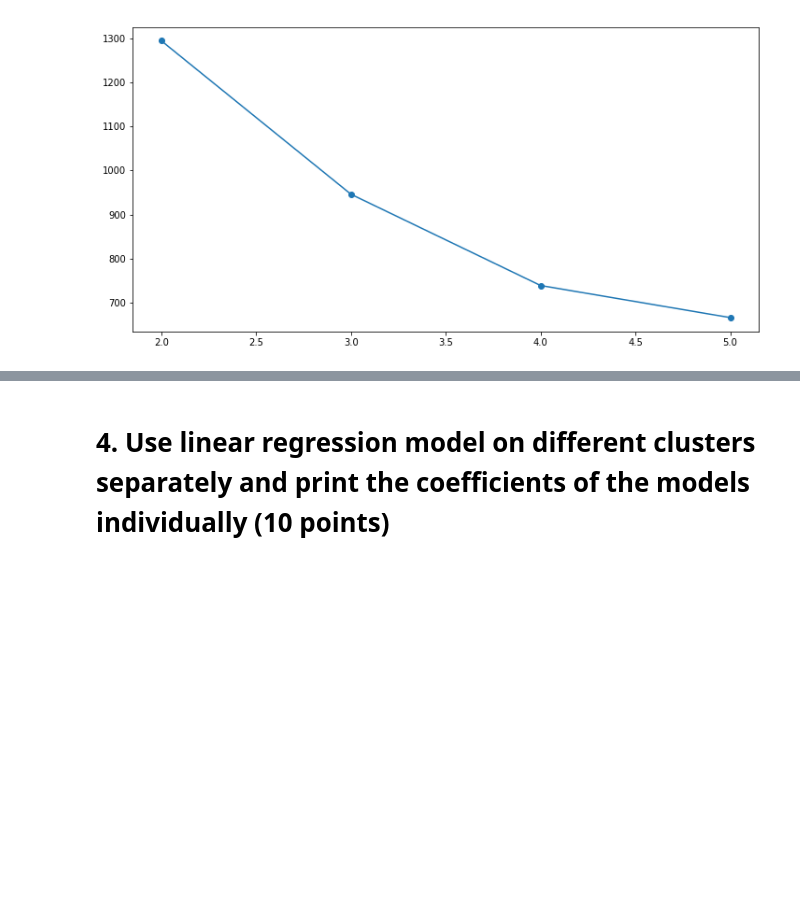
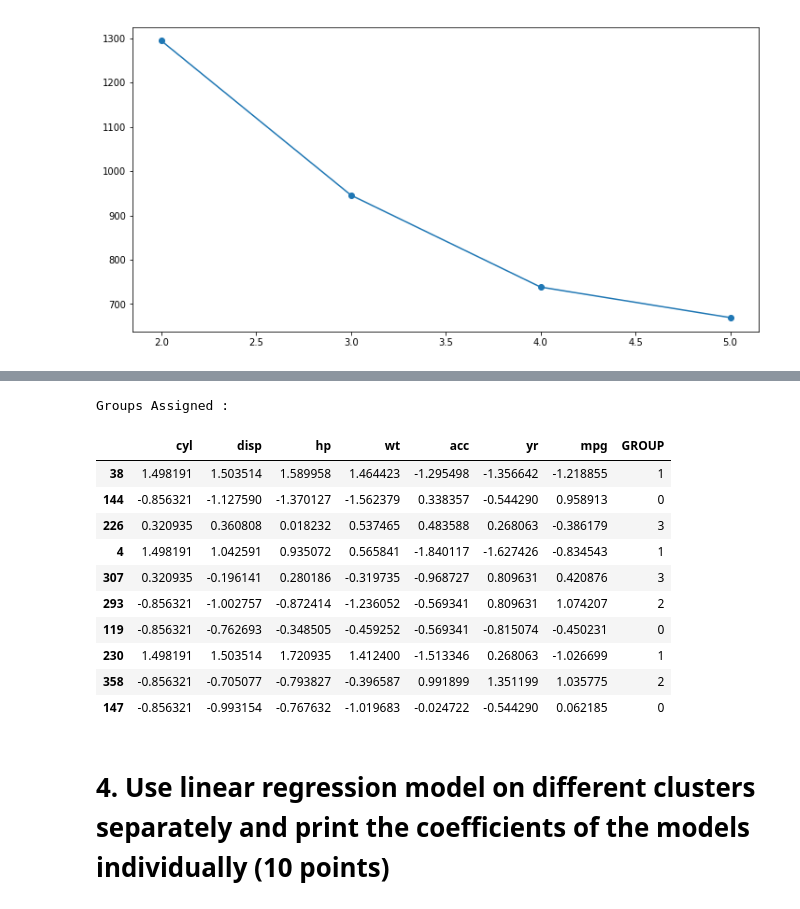
Before and after one commit to GreatLearningAIML1/bangalore-feb-batch-rabigarg, a Jupyter notebook: Unsupervised Learning_R4_Project1_Car mpg.ipynb, the cells around one changed output, grey strips where cells are left out. Drawn from its saved outputs; the diff is of its cells as text; code cells hidden in the pictures; blank space fills up the shorter version.

```diff
--- a/Unsupervised Learning_R4_Project1_Car mpg.ipynb
+++ b/Unsupervised Learning_R4_Project1_Car mpg.ipynb
@@ -156,0 +159,6 @@ plt.plot( clusters_df.num_clusters, clusters_df.cluster_errors, marker = "o" )
+# %%
+final_model=KMeans(4)
+final_model.fit(mpg_df)
+prediction=final_model.predict(mpg_df)
+mpg_df_z = mpg_df.copy(deep = True)
+mpg_df_z.head()
@@ -157,2 +172,20 @@ plt.plot( clusters_df.num_clusters, clusters_df.cluster_errors, marker = "o" )
+# %%
+mpg_df["GROUP"] = prediction
+print("Groups Assigned : \n")
+mpg_df[["GROUP"]].head()
+mpg_df.sample(10)
+# %% [output]
+Groups Assigned :
+|  | cyl | disp | hp | wt | acc | yr | mpg | GROUP |
+| 38 | 1.498191 | 1.503514 | 1.589958 | 1.464423 | -1.295498 | -1.356642 | -1.218855 | 1 |
+| 144 | -0.856321 | -1.127590 | -1.370127 | -1.562379 | 0.338357 | -0.544290 | 0.958913 | 0 |
+| 226 | 0.320935 | 0.360808 | 0.018232 | 0.537465 | 0.483588 | 0.268063 | -0.386179 | 3 |
+| 4 | 1.498191 | 1.042591 | 0.935072 | 0.565841 | -1.840117 | -1.627426 | -0.834543 | 1 |
+| 307 | 0.320935 | -0.196141 | 0.280186 | -0.319735 | -0.968727 | 0.809631 | 0.420876 | 3 |
+| 293 | -0.856321 | -1.002757 | -0.872414 | -1.236052 | -0.569341 | 0.809631 | 1.074207 | 2 |
+| 119 | -0.856321 | -0.762693 | -0.348505 | -0.459252 | -0.569341 | -0.815074 | -0.450231 | 0 |
+| 230 | 1.498191 | 1.503514 | 1.720935 | 1.412400 | -1.513346 | 0.268063 | -1.026699 | 1 |
+| 358 | -0.856321 | -0.705077 | -0.793827 | -0.396587 | 0.991899 | 1.351199 | 1.035775 | 2 |
+| 147 | -0.856321 | -0.993154 | -0.767632 | -1.019683 | -0.024722 | -0.544290 | 0.062185 | 0 |
 # %% [markdown]
 # 4. Use linear regression model on different clusters separately and print the coefficients of the models individually (10 points)
```
Also changed, not shown: parts of 9 cells of this notebook.
